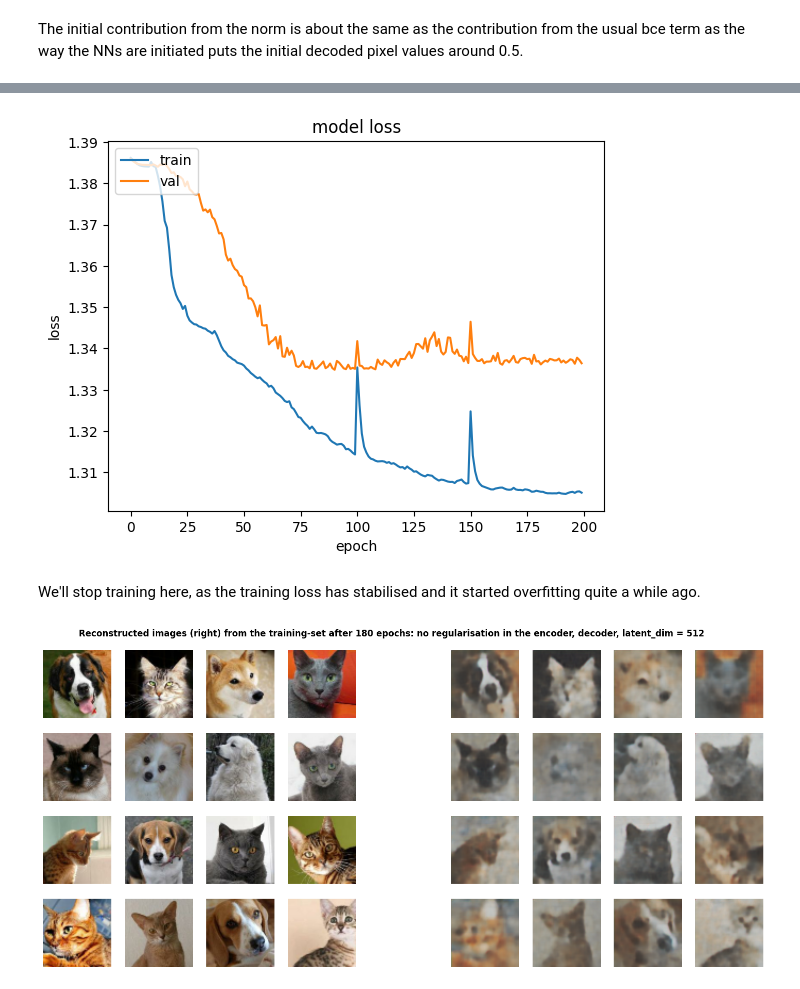
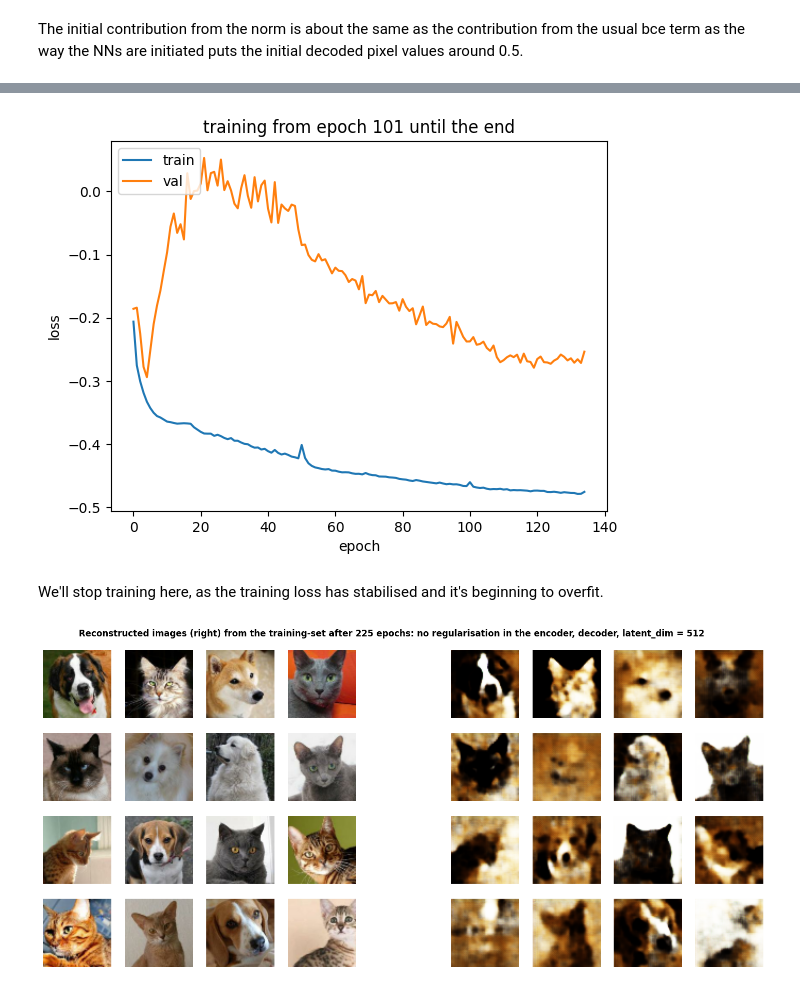
Before and after one commit to AtSourav/AE-CatsnDogs-Continuous-Bernoulli, a Jupyter notebook: AE_Continuous_Bernoulli_cats&dogs.ipynb, the cells around one changed output, grey strips where cells are left out. Saved outputs shown, nothing was run; the diff lists cells and outputs as text; code cells hidden in the pictures.

Commit message:
The reconstructions have sharp contrast when the model is trained w.r.t. the CB log loss. But we lose detail and the reconstructions deviate quite a bit from the originals.

```diff
--- a/AE_Continuous_Bernoulli_cats&dogs.ipynb
+++ b/AE_Continuous_Bernoulli_cats&dogs.ipynb
@@ -359,15 +382,15 @@ Epoch 50/50
 # %%
-plt.plot(history.history['loss']+history2.history['loss']+history3.history['loss'])         # history.history is a dict with performance metrics as keys
-plt.plot(history.history['val_loss']+history2.history['val_loss']+history3.history['val_loss'])
-plt.title('model loss')
+plt.plot(history2.history['loss']+history3.history['loss']+history4.history['loss'])         # history.history is a dict with performance metrics as keys
+plt.plot(history2.history['val_loss']+history3.history['val_loss']+history4.history['val_loss'])
+plt.title('training from epoch 101 until the end')
 plt.ylabel('loss')
 plt.xlabel('epoch')
 plt.legend(['train', 'val'], loc='upper left')
 plt.show()
 # %% [output]
-[figure, old version]
+[figure, new version]
 # %% [markdown]
-We'll stop training here, as the training loss has stabilised and it started overfitting quite a while ago.
+We'll stop training here, as the training loss has stabilised and it's beginning to overfit.
 # %%
 def plot_reconstruction(set, name,seed_val, epochs):     #name should be either 'training' or 'validation'
   np.random.seed(seed_val)
@@ -398,7 +421,7 @@ def plot_reconstruction(set, name,seed_val, epochs):     #name should be either
       plt.imshow(img)
       plt.axis('off')
 # %%
-plot_reconstruction(train_set,'training',333,180)
+plot_reconstruction(train_set,'training',333,225)
 # %% [output]
-[figure, old version]
+[figure, new version]
 # %%
```
Also changed, not shown: parts of 17 cells of this notebook.
